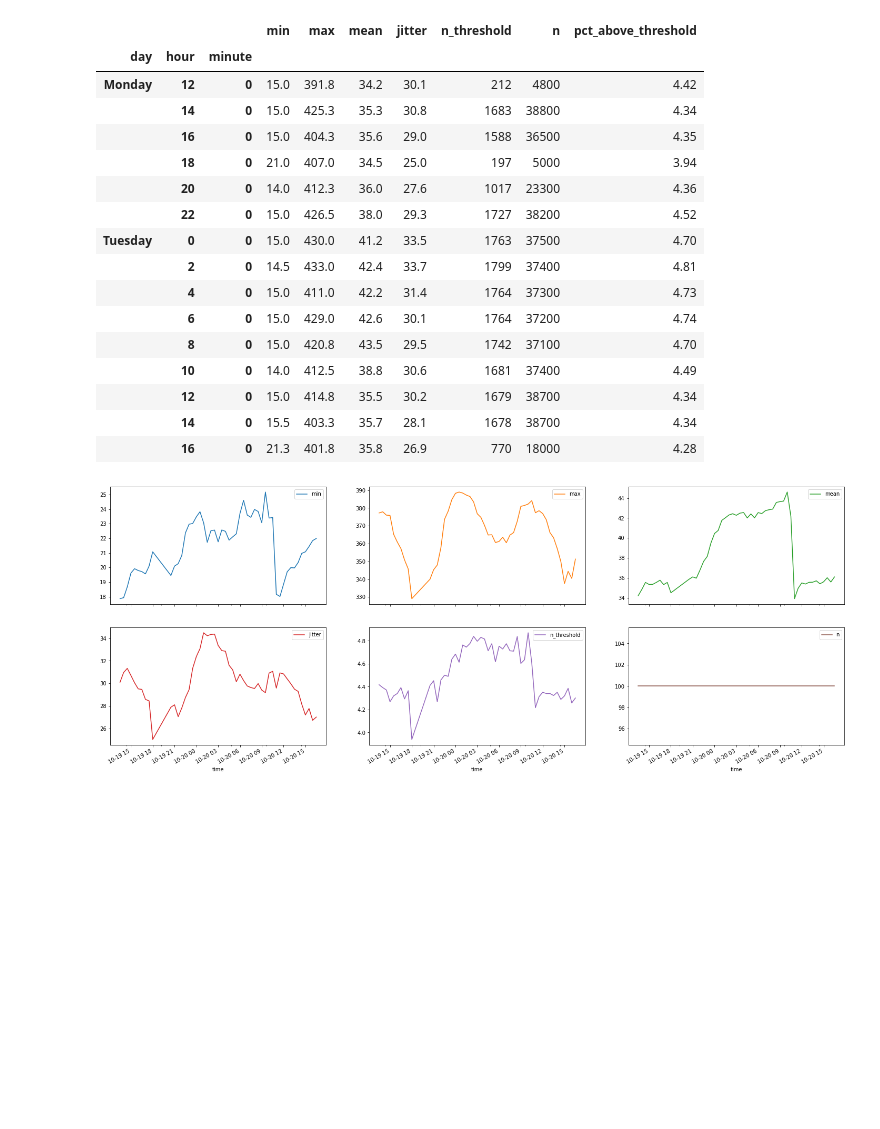
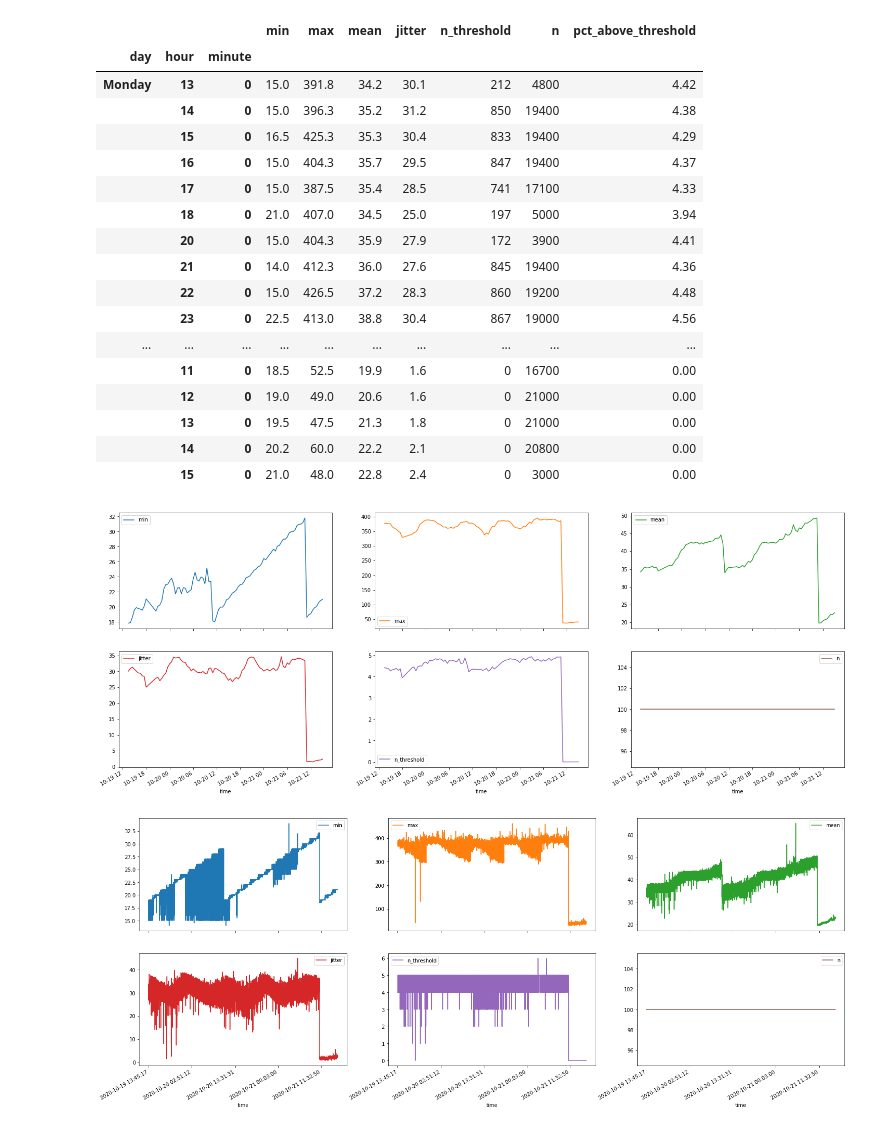
Before and after one commit to moondonuts/League-Ping, a Jupyter notebook: League_Ping_Reader.ipynb, the cells around one changed output. Drawn from its saved outputs; the diff is of its cells as text; code cells hidden in the pictures; blank space fills up the shorter version.

Commit message:
Ping refresh commit

```diff
--- a/League_Ping_Reader.ipynb
+++ b/League_Ping_Reader.ipynb
@@ -3,51 +3,56 @@ import matplotlib.pyplot as plt
 import numpy as np
 import pandas as pd
 # %%
-freq = "2H"
+freq = "1H"
 # %%
 ping_data = pd.read_csv(
     "league_ping_data.csv",
     header=None,
     names=["time", "min", "max", "mean", "jitter", "n_threshold", "n"],
     index_col="time",
 )
 ping_data.groupby(
     by=[pd.DatetimeIndex(ping_data.index).floor("30 min").rename("time"),]
 ).mean().plot(subplots=True, figsize=(25, 10), layout=(2, 3))
+
+ping_data.plot(subplots=True, figsize=(25, 10), layout=(2, 3))
+
 summary_df = ping_data.groupby(
     by=[
         pd.DatetimeIndex(ping_data.index).floor(freq).day_name().rename("day"),
         pd.DatetimeIndex(ping_data.index).floor(freq).hour.rename("hour"),
         pd.DatetimeIndex(ping_data.index).floor(freq).minute.rename("minute"),
     ]
 ).agg(
     {
         "min": "min",
         "max": "max",
         "mean": "mean",
         "jitter": "mean",
         "n_threshold": "sum",
         "n": "sum",
     }
 )
 summary_df["pct_above_threshold"] = 100 * summary_df["n_threshold"] / summary_df["n"]
 summary_df.round({"min": 1, "max": 1, "mean": 1, "jitter": 1, "pct_above_threshold": 2})
 # %% [output]
 |  |  |  | min | max | mean | jitter | n_threshold | n | pct_above_threshold |
 | day | hour | minute |  |  |  |  |  |  |  |
-| Monday | 12 | 0 | 15.0 | 391.8 | 34.2 | 30.1 | 212 | 4800 | 4.42 |
-|  | 14 | 0 | 15.0 | 425.3 | 35.3 | 30.8 | 1683 | 38800 | 4.34 |
-|  | 16 | 0 | 15.0 | 404.3 | 35.6 | 29.0 | 1588 | 36500 | 4.35 |
+| Monday | 13 | 0 | 15.0 | 391.8 | 34.2 | 30.1 | 212 | 4800 | 4.42 |
+|  | 14 | 0 | 15.0 | 396.3 | 35.2 | 31.2 | 850 | 19400 | 4.38 |
+|  | 15 | 0 | 16.5 | 425.3 | 35.3 | 30.4 | 833 | 19400 | 4.29 |
+|  | 16 | 0 | 15.0 | 404.3 | 35.7 | 29.5 | 847 | 19400 | 4.37 |
+|  | 17 | 0 | 15.0 | 387.5 | 35.4 | 28.5 | 741 | 17100 | 4.33 |
 |  | 18 | 0 | 21.0 | 407.0 | 34.5 | 25.0 | 197 | 5000 | 3.94 |
-|  | 20 | 0 | 14.0 | 412.3 | 36.0 | 27.6 | 1017 | 23300 | 4.36 |
-|  | 22 | 0 | 15.0 | 426.5 | 38.0 | 29.3 | 1727 | 38200 | 4.52 |
-| Tuesday | 0 | 0 | 15.0 | 430.0 | 41.2 | 33.5 | 1763 | 37500 | 4.70 |
-|  | 2 | 0 | 14.5 | 433.0 | 42.4 | 33.7 | 1799 | 37400 | 4.81 |
-|  | 4 | 0 | 15.0 | 411.0 | 42.2 | 31.4 | 1764 | 37300 | 4.73 |
-|  | 6 | 0 | 15.0 | 429.0 | 42.6 | 30.1 | 1764 | 37200 | 4.74 |
-|  | 8 | 0 | 15.0 | 420.8 | 43.5 | 29.5 | 1742 | 37100 | 4.70 |
-|  | 10 | 0 | 14.0 | 412.5 | 38.8 | 30.6 | 1681 | 37400 | 4.49 |
-|  | 12 | 0 | 15.0 | 414.8 | 35.5 | 30.2 | 1679 | 38700 | 4.34 |
-|  | 14 | 0 | 15.5 | 403.3 | 35.7 | 28.1 | 1678 | 38700 | 4.34 |
-|  | 16 | 0 | 21.3 | 401.8 | 35.8 | 26.9 | 770 | 18000 | 4.28 |
+|  | 20 | 0 | 15.0 | 404.3 | 35.9 | 27.9 | 172 | 3900 | 4.41 |
+|  | 21 | 0 | 14.0 | 412.3 | 36.0 | 27.6 | 845 | 19400 | 4.36 |
+|  | 22 | 0 | 15.0 | 426.5 | 37.2 | 28.3 | 860 | 19200 | 4.48 |
+|  | 23 | 0 | 22.5 | 413.0 | 38.8 | 30.4 | 867 | 19000 | 4.56 |
+| ... | ... | ... | ... | ... | ... | ... | ... | ... | ... |
+|  | 11 | 0 | 18.5 | 52.5 | 19.9 | 1.6 | 0 | 16700 | 0.00 |
+|  | 12 | 0 | 19.0 | 49.0 | 20.6 | 1.6 | 0 | 21000 | 0.00 |
+|  | 13 | 0 | 19.5 | 47.5 | 21.3 | 1.8 | 0 | 21000 | 0.00 |
+|  | 14 | 0 | 20.2 | 60.0 | 22.2 | 2.1 | 0 | 20800 | 0.00 |
+|  | 15 | 0 | 21.0 | 48.0 | 22.8 | 2.4 | 0 | 3000 | 0.00 |
-[figure, old version]
+[figure, new version]
+[figure, added]
```
Also changed, not shown: 2 other files.
